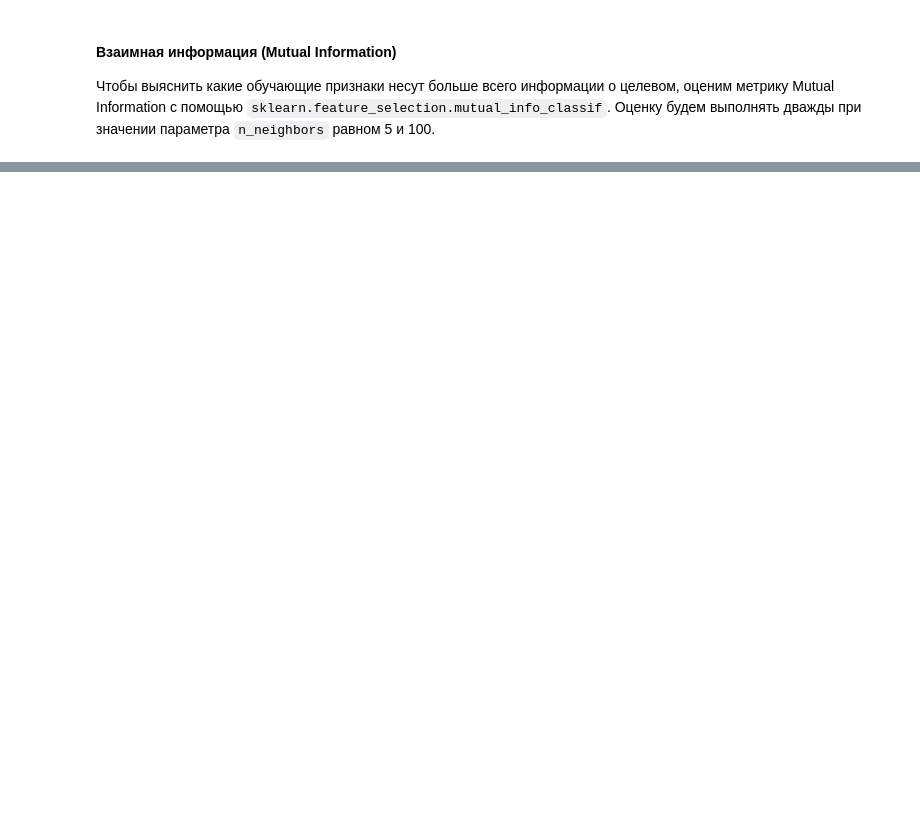
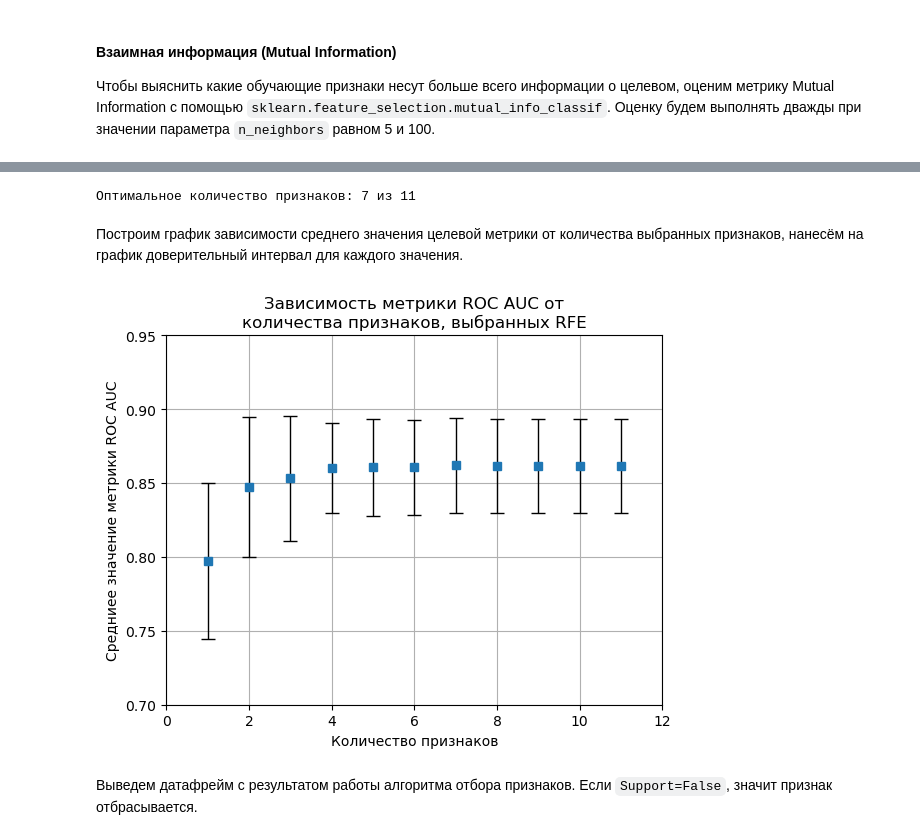
Before and after one commit to AlekseiBogachev/Titanic-Machine-Learning-from-Disaster, a Jupyter notebook: sources/Titanic-Machine-Learning-from-Disaster.ipynb, the cells around one changed output, grey strips where cells are left out. Drawn from its saved outputs; the diff is of its cells as text; code cells hidden in the pictures; blank space fills up the shorter version.

```diff
--- a/sources/Titanic-Machine-Learning-from-Disaster.ipynb
+++ b/sources/Titanic-Machine-Learning-from-Disaster.ipynb
@@ -1266,0 +1254,43 @@ n_neighbors=100
+# %%
+rfecv = RFECV(
+    estimator = LogisticRegression(class_weight='balanced', penalty='l1', solver='liblinear'),
+    step=1,
+    cv=10,
+    scoring='roc_auc',
+    min_features_to_select=1,
+    n_jobs=-1,
+)
+
+rfecv.fit(df, y_train)
+
+print(f"Оптимальное количество признаков: {rfecv.n_features_} из {rfecv.n_features_in_}")
+# %% [output]
+Оптимальное количество признаков: 7 из 11
+# %% [markdown]
+Построим график зависимости среднего значения целевой метрики от количества выбранных признаков, нанесём на график доверительный интервал для каждого значения.
+# %%
+n_scores = len(rfecv.cv_results_["mean_test_score"])
+
+plt.errorbar(
+    x=np.arange(n_scores) + 1,
+    y=rfecv.cv_results_["mean_test_score"],
+    yerr=rfecv.cv_results_["std_test_score"],
+    fmt='s',
+    capsize=5,
+    ecolor='k',
+    elinewidth=1,
+)
+
+plt.xlabel("Количество признаков")
+plt.ylabel("Средниее значение метрики ROC AUC")
+plt.title("Зависимость метрики ROC AUC от\nколичества признаков, выбранных RFE")
+plt.xlim((0, 12))
+plt.ylim((0.7, 0.95))
+
+plt.grid()
+
+plt.show()
+# %% [output]
+[figure, added]
+# %% [markdown]
+Выведем датафрейм с результатом работы алгоритма отбора признаков. Если `Support=False`, значит признак отбрасывается.
```
Also changed, not shown: parts of 40 cells of this notebook.
